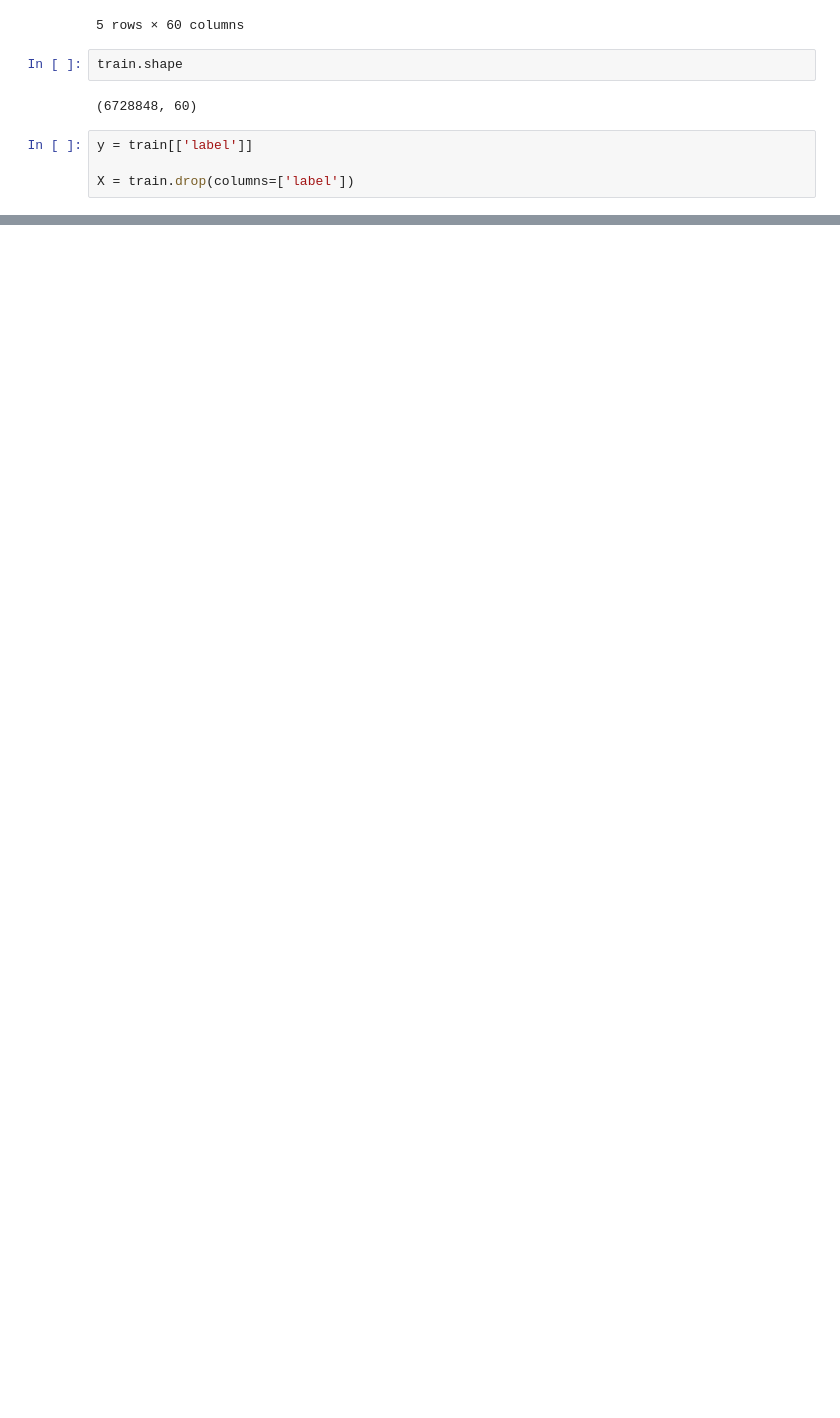
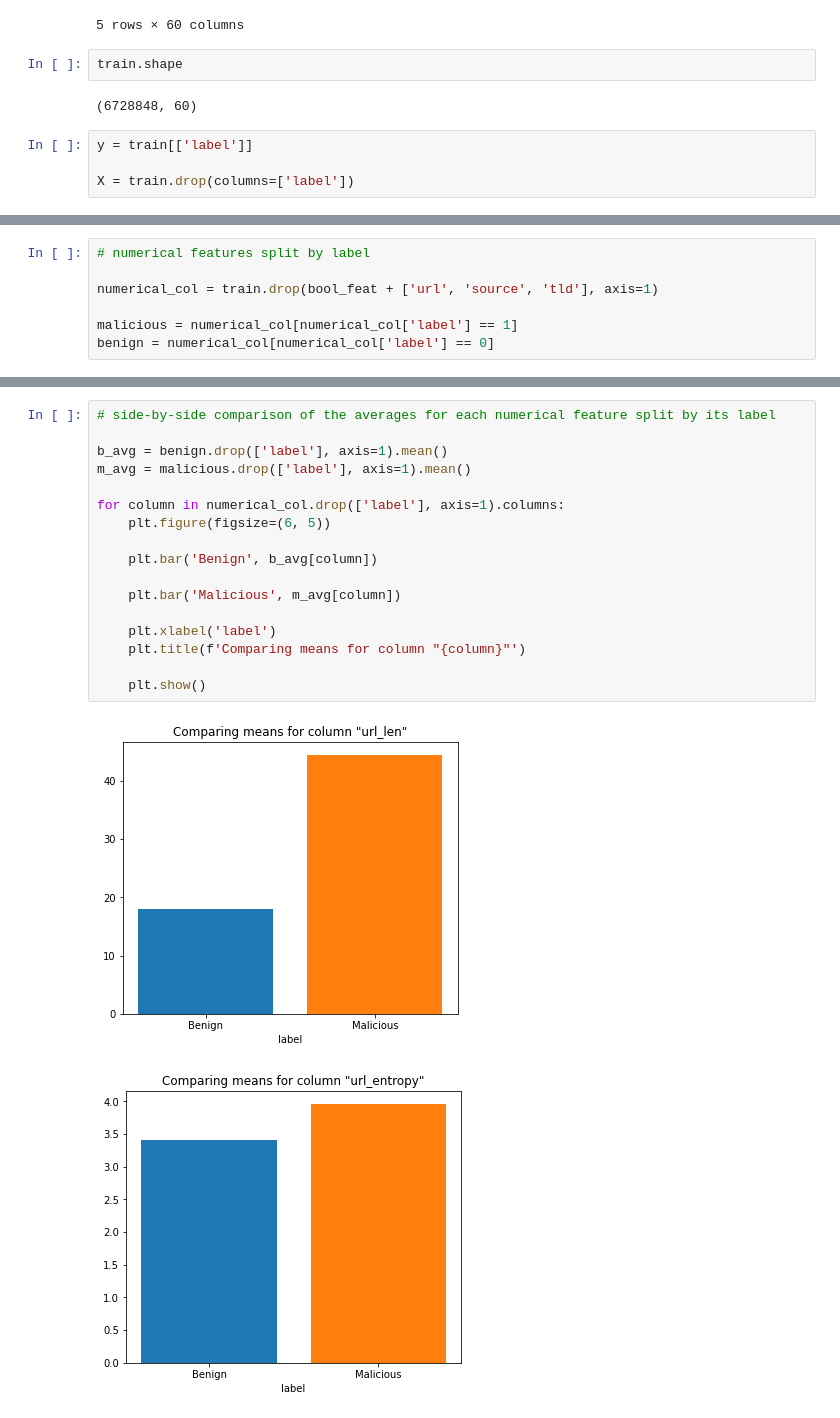
Before and after one commit to a8truong/dsc148_project, a Jupyter notebook: DSC148_Project.ipynb, the cells around one changed output, grey strips where cells are left out. Cells and saved outputs as stored; diff of their text form; blank space fills up the shorter version.

```diff
--- a/DSC148_Project.ipynb
+++ b/DSC148_Project.ipynb
@@ -133,0 +172,7 @@ sb.boxplot(x='label', y='price', data=train[['label', 'price']])
+# %%
+# numerical features split by label
+
+numerical_col = train.drop(bool_feat + ['url', 'source', 'tld'], axis=1)
+
+malicious = numerical_col[numerical_col['label'] == 1]
+benign = numerical_col[numerical_col['label'] == 0]
@@ -133,0 +229,20 @@ sb.boxplot(x='label', y='price', data=train[['label', 'price']])
+# %%
+# side-by-side comparison of the averages for each numerical feature split by its label
+
+b_avg = benign.drop(['label'], axis=1).mean()
+m_avg = malicious.drop(['label'], axis=1).mean()
+
+for column in numerical_col.drop(['label'], axis=1).columns:
+    plt.figure(figsize=(6, 5))
+
+    plt.bar('Benign', b_avg[column])
+
+    plt.bar('Malicious', m_avg[column])
+
+    plt.xlabel('label')
+    plt.title(f'Comparing means for column "{column}"')
+
+    plt.show()
+# %% [output]
+[figure, added]
+[figure, added]
```
Also changed, not shown: parts of 43 cells of this notebook.
